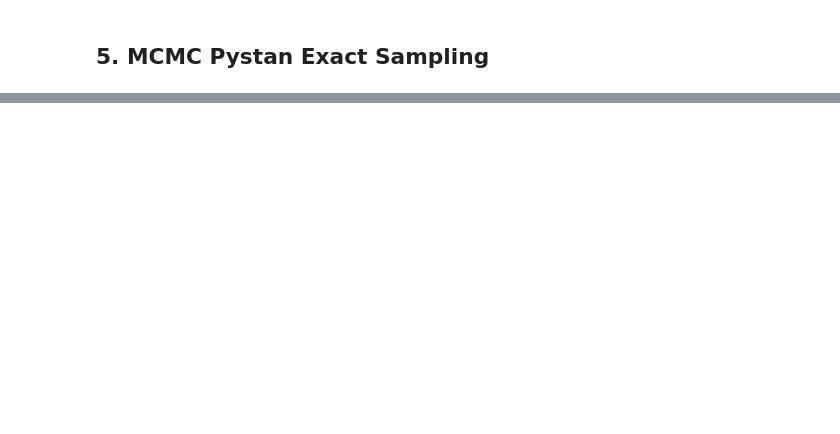
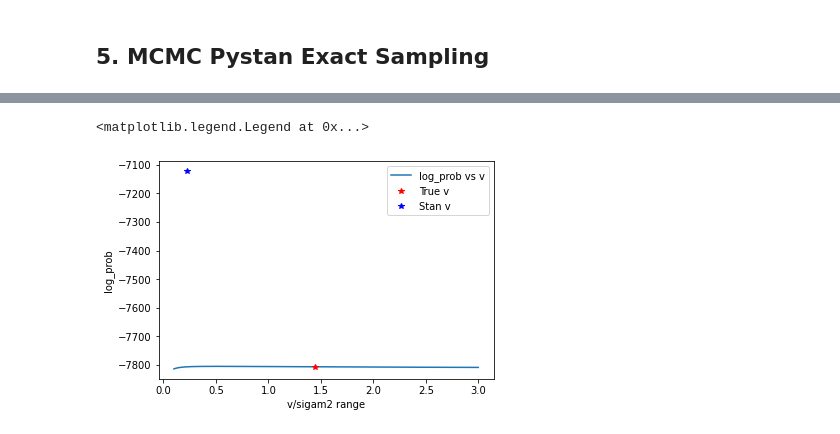
Before and after one commit to LeonCaesa/Gibbs, a Jupyter notebook: Match.ipynb, the cells around one changed output, grey strips where cells are left out. Drawn from its saved outputs; the diff is of its cells as text; code cells hidden in the pictures; blank space fills up the shorter version.

```diff
--- a/Match.ipynb
+++ b/Match.ipynb
@@ -289,6 +313,6 @@ az_v_sigma2_plot(fit_exact, ['sigma2','v'])
 # %%
-para_star = np.append(v_star_list, np.append(sigma2_star, W_star.T))
-para_stan = np.append(fit_exact.get_last_position()[0]['v'], np.append(fit_exact.get_last_position()[0]['sigma2'], fit_exact.get_last_position()[0]['W']))
-para_init =  np.append(fit_exact.get_inits()[0]['v'],  np.append(fit_exact.get_inits()[0]['sigma2'], fit_exact.get_inits()[0]['W']))
+para_star = np.append(v_star_list,  W_star.T)
+para_stan = np.append(np.mean(fit_exact.extract('v')['v']),  np.mean(fit_exact.extract('W')['W'],axis=0))
+para_init =  np.append(fit_exact.get_inits()[0]['v'],   fit_exact.get_inits()[0]['W'])
 # %%
 fit_exact.log_prob(para_star)
@@ -299,20 +329,27 @@ fit_exact.log_prob(para_init)
 # %%
-v_range = np.linspace(0.1, 2, 1000)
-sigma2_range = np.linspace(0.1, 2, 1000)
+v_range = np.linspace(0.1, 3, 1000)
+sigma2_range = np.linspace(0.1, 3, 1000)
 log_prob_v = []
 log_prob_sigma2=[]
 for v in v_range:
-    para_try = np.append([v], np.append(sigma2_star, W_star.T))
+#    para_try = np.append([v], np.append(sigma2_star, W_star.T))
+    para_try = np.append([v],  W_star.T)
     log_prob_v.append(fit_exact.log_prob(para_try))
 
 
-for sigma2 in sigma2_range:
+#for sigma2 in sigma2_range:
 
-    para_try2 = np.append(v_star_list, np.append([sigma2], W_star.T))
-    log_prob_sigma2.append(fit_exact.log_prob(para_try2))
+ #   para_try2 = np.append(v_star_list,  W_star.T)
+  #  log_prob_sigma2.append(fit_exact.log_prob(para_try2))
 # %%
-plt.plot(sigma2_range, log_prob_sigma2, label ='log_prob vs sigma2')
+#plt.plot(sigma2_range, log_prob_sigma2, label ='log_prob vs sigma2')
 plt.plot(v_range, log_prob_v, label ='log_prob vs v')
-plt.legend()
+
 plt.xlabel('v/sigam2 range')
 plt.ylabel('log_prob')
+plt.plot(v_star_list, fit_exact.log_prob(para_star), 'r*', label = 'True v')
+plt.plot(para_stan[0], fit_exact.log_prob(para_stan), 'b*', label = 'Stan v')
+plt.legend()
+# %% [output]
+<matplotlib.legend.Legend at 0x...>
+[figure, added]
```
Also changed, not shown: parts of 28 cells of this notebook, 4 other files.
